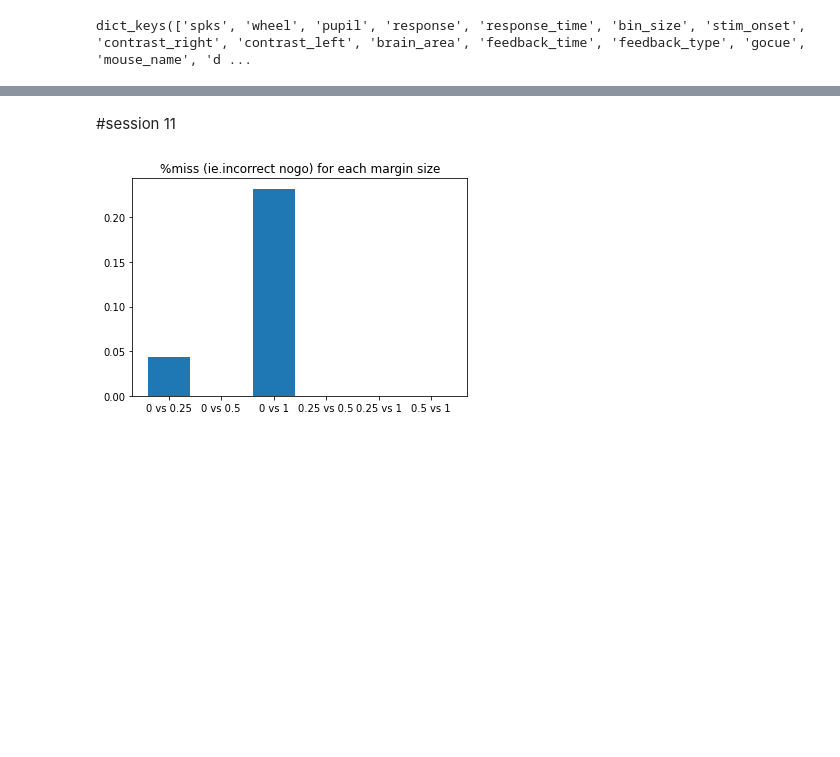
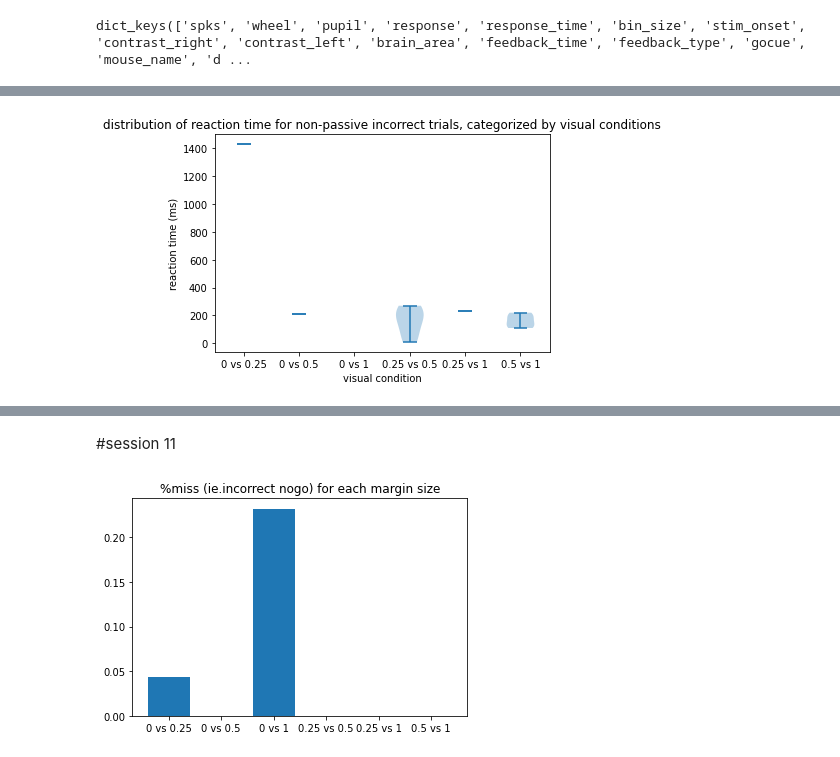
Before and after one commit to mitchellostrow/NM2020, a Jupyter notebook: Steinmetz_behaviour.ipynb, the cells around one changed output, grey strips where cells are left out. Drawn from its saved outputs; the diff is of its cells as text; code cells hidden in the pictures; blank space fills up the shorter version.

```diff
--- a/Steinmetz_behaviour.ipynb
+++ b/Steinmetz_behaviour.ipynb
@@ -44,0 +91,37 @@ reaction_time = dat['reaction_time'][:,0]
+# %%
+#@title distribution of reaction time for non-passive incorrect trials, categorized by visual conditions
+a = reaction_time[np.logical_or(
+                        np.logical_and(response==1,np.logical_and(vis_left==0, vis_right==0.25)),
+                        np.logical_and(response==-1,np.logical_and(vis_left==0.25, vis_right==0)))]
+b = reaction_time[np.logical_or(
+                        np.logical_and(response==1,np.logical_and(vis_left==0, vis_right==0.5)),
+                        np.logical_and(response==-1,np.logical_and(vis_left==0.5, vis_right==0)))]
+c = reaction_time[np.logical_or(
+                        np.logical_and(response==1,np.logical_and(vis_left==0, vis_right==1)),
+                        np.logical_and(response==-1,np.logical_and(vis_left==1, vis_right==0)))]
+d = reaction_time[np.logical_or(
+                        np.logical_and(response==1,np.logical_and(vis_left==0.25, vis_right==0.5)),
+                        np.logical_and(response==-1,np.logical_and(vis_left==0.5, vis_right==0.25)))]
+e = reaction_time[np.logical_or(
+                        np.logical_and(response==1,np.logical_and(vis_left==0.25, vis_right==1)),
+                        np.logical_and(response==-1,np.logical_and(vis_left==1, vis_right==0.25)))]
+f = reaction_time[np.logical_or(
+                        np.logical_and(response==1,np.logical_and(vis_left==0.5, vis_right==1)),
+                        np.logical_and(response==-1,np.logical_and(vis_left==1, vis_right==0.5)))]
+nans =np.empty(3) * np.nan
+to_plot=[a,b,c,d,e,f]
+for idx in range(len(to_plot)):
+  if to_plot[idx].size==0:
+    to_plot[idx]=nans
+
+plt.figure()
+ax = plt.subplot()
+plt.violinplot(to_plot)
+ax.set_xticks([1,2,3,4,5,6])
+ax.set_xticklabels(labels)
+ax.set_xlabel('visual condition')
+ax.set_ylabel('reaction time (ms)')
+ax.set_title('distribution of reaction time for non-passive incorrect trials, categorized by visual conditions')
+plt.show()
+# %% [output]
+[figure, added]
```
Also changed, not shown: parts of 9 cells of this notebook.
